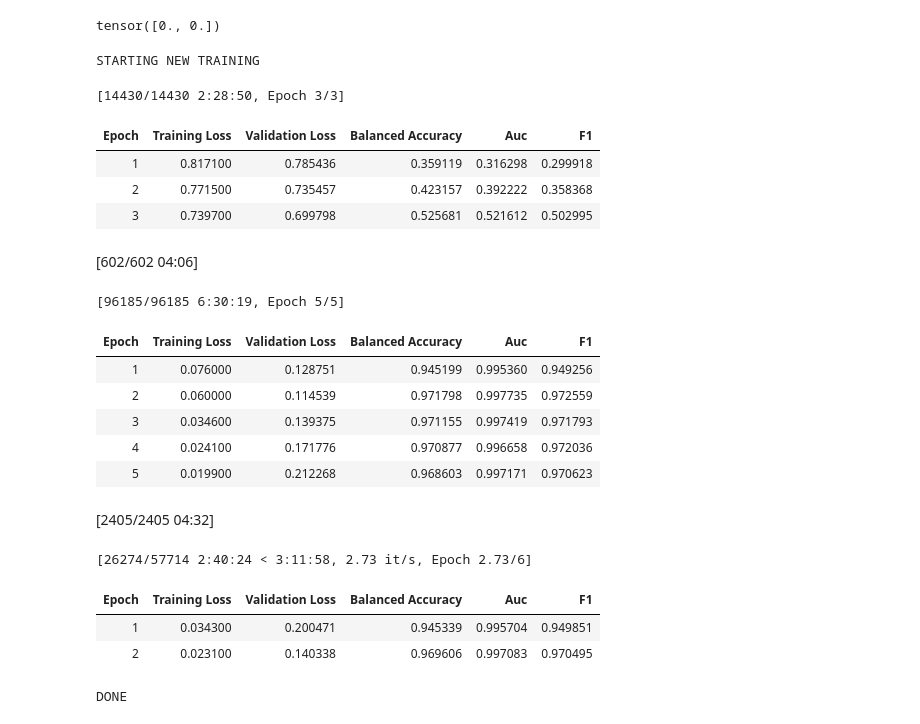
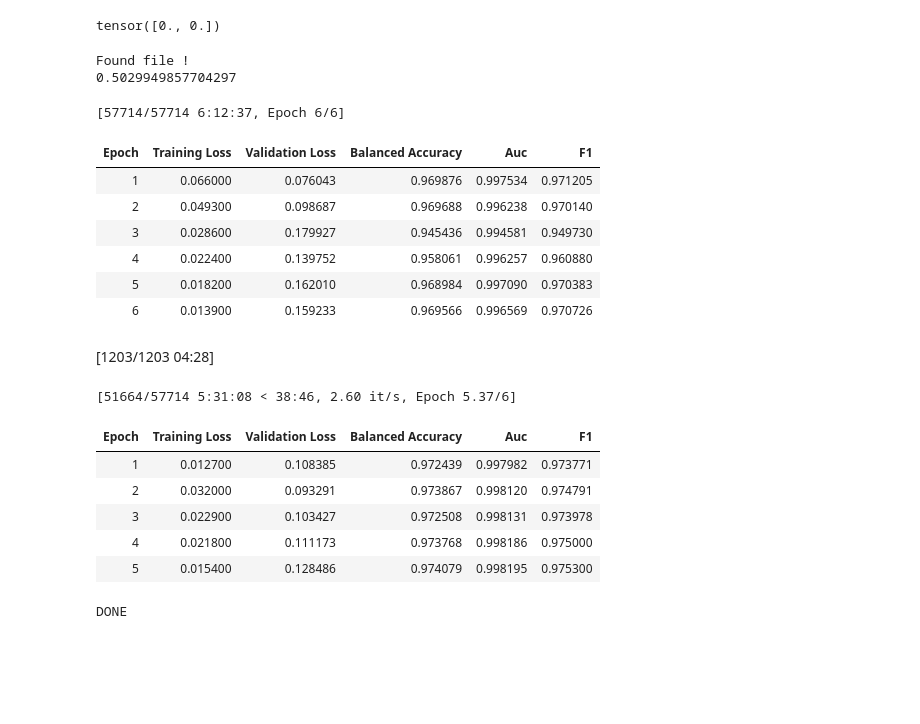
Before and after one commit to anasnofal/kaggle-notebooks-, a Jupyter notebook: finbert.ipynb, the cells around one changed output. Saved outputs shown, nothing was run; the diff lists cells and outputs as text; code cells hidden in the pictures; blank space fills up the shorter version.

```diff
--- a/finbert.ipynb
+++ b/finbert.ipynb
@@ -268,7 +268,7 @@ def start():
     optuna.logging.set_verbosity(optuna.logging.ERROR)
     global study
 
-    USE_PREVIOUS_TRIALS=False
+    USE_PREVIOUS_TRIALS=True
 
     import os
     if os.path.isfile('/kaggle/input/finbert-hyper-tuning/finbert_optuna_result.pkl') and USE_PREVIOUS_TRIALS==True:
@@ -282,51 +282,50 @@ def start():
 
         study = optuna.create_study(direction='maximize', load_if_exists=True,sampler=sampler,pruner=pruner)
 
     study.optimize(objective, n_trials=1_000_000, gc_after_trial=True,
                   show_progress_bar=True, n_jobs=1, )
     joblib.dump(study, 'finbert_optuna_result.pkl')
 
 
 # # Create the Optuna study
 # sampler = TPESampler(seed=42)  # For reproducibility
 # pruner = MedianPruner(n_startup_trials=5, n_warmup_steps=5)
 
 # study = optuna.create_study(
 #     study_name="finbert_optimization",
 #     direction="maximize",  # We want to maximize our metrics
 #     sampler=sampler,
 #     pruner=pruner
 # )
 
 # # Run the optimization
 # n_trials = 8
 # study.optimize(objective, n_trials=n_trials)
 
 
 try:
     start(timeout=42_500) #42_500
 except Exception as e:
     print("Hoba, oshibka !: ", e)
 # %% [output]
-STARTING NEW TRAINING
+Found file !
+0.5029949857704297
-[14430/14430 2:28:50, Epoch 3/3]
+[57714/57714 6:12:37, Epoch 6/6]
 | Epoch | Training Loss | Validation Loss | Balanced Accuracy | Auc | F1 |
-| 1 | 0.817100 | 0.785436 | 0.359119 | 0.316298 | 0.299918 |
-| 2 | 0.771500 | 0.735457 | 0.423157 | 0.392222 | 0.358368 |
-| 3 | 0.739700 | 0.699798 | 0.525681 | 0.521612 | 0.502995 |
+| 1 | 0.066000 | 0.076043 | 0.969876 | 0.997534 | 0.971205 |
+| 2 | 0.049300 | 0.098687 | 0.969688 | 0.996238 | 0.970140 |
+| 3 | 0.028600 | 0.179927 | 0.945436 | 0.994581 | 0.949730 |
+| 4 | 0.022400 | 0.139752 | 0.958061 | 0.996257 | 0.960880 |
+| 5 | 0.018200 | 0.162010 | 0.968984 | 0.997090 | 0.970383 |
+| 6 | 0.013900 | 0.159233 | 0.969566 | 0.996569 | 0.970726 |
-[602/602 04:06]
+[1203/1203 04:28]
-[96185/96185 6:30:19, Epoch 5/5]
+[51664/57714 5:31:08 < 38:46, 2.60 it/s, Epoch 5.37/6]
 | Epoch | Training Loss | Validation Loss | Balanced Accuracy | Auc | F1 |
-| 1 | 0.076000 | 0.128751 | 0.945199 | 0.995360 | 0.949256 |
-| 2 | 0.060000 | 0.114539 | 0.971798 | 0.997735 | 0.972559 |
-| 3 | 0.034600 | 0.139375 | 0.971155 | 0.997419 | 0.971793 |
-| 4 | 0.024100 | 0.171776 | 0.970877 | 0.996658 | 0.972036 |
-| 5 | 0.019900 | 0.212268 | 0.968603 | 0.997171 | 0.970623 |
+| 1 | 0.012700 | 0.108385 | 0.972439 | 0.997982 | 0.973771 |
+| 2 | 0.032000 | 0.093291 | 0.973867 | 0.998120 | 0.974791 |
+| 3 | 0.022900 | 0.103427 | 0.972508 | 0.998131 | 0.973978 |
+| 4 | 0.021800 | 0.111173 | 0.973768 | 0.998186 | 0.975000 |
+| 5 | 0.015400 | 0.128486 | 0.974079 | 0.998195 | 0.975300 |
-[2405/2405 04:32]
-[26274/57714 2:40:24 < 3:11:58, 2.73 it/s, Epoch 2.73/6]
-| Epoch | Training Loss | Validation Loss | Balanced Accuracy | Auc | F1 |
-| 1 | 0.034300 | 0.200471 | 0.945339 | 0.995704 | 0.949851 |
-| 2 | 0.023100 | 0.140338 | 0.969606 | 0.997083 | 0.970495 |
 # %%
 print("DONE")
 # %% [output]
```
